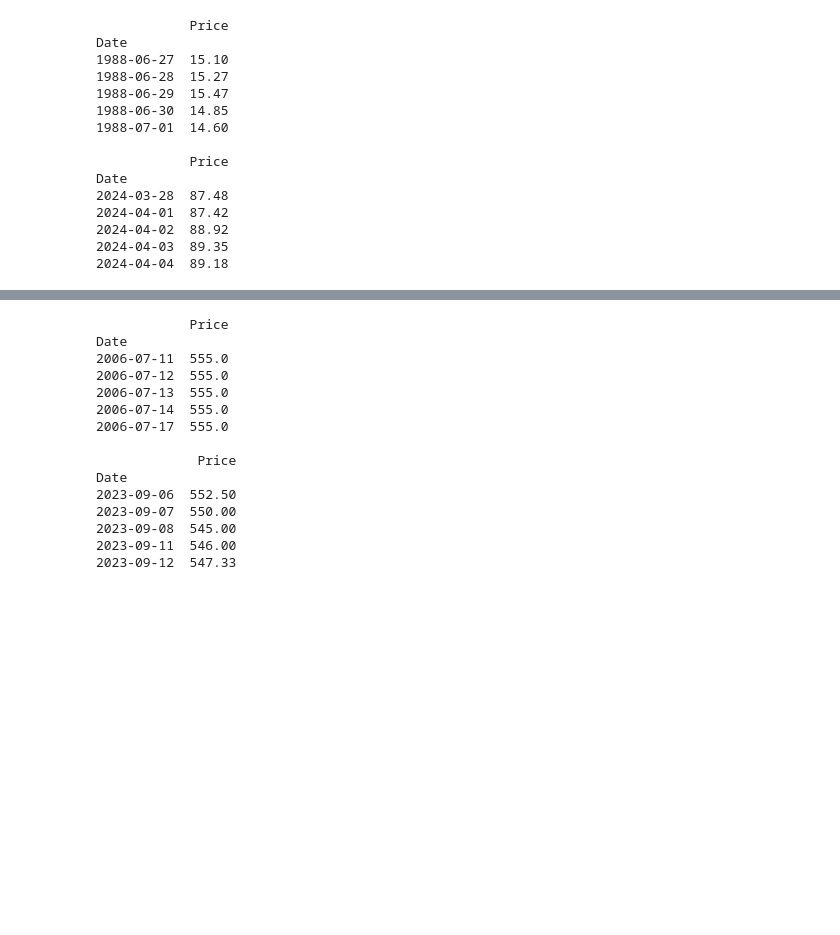
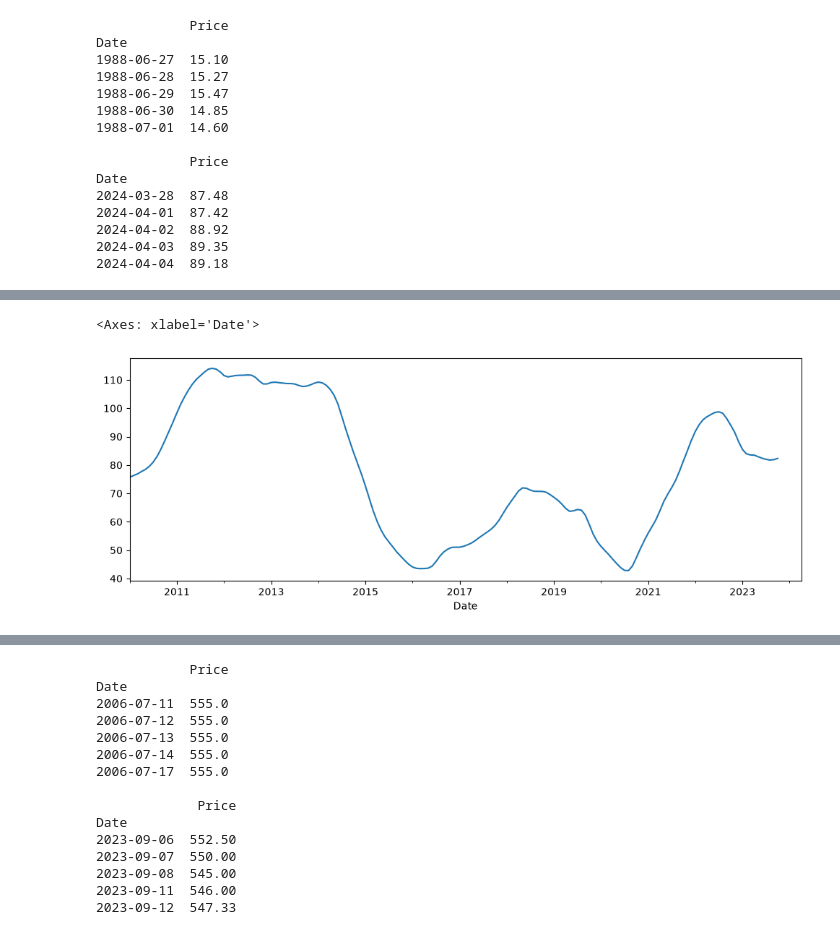
Before and after one commit to muerza/rag-operational-cost, a Jupyter notebook: Notebooks/eda.ipynb, the cells around one changed output, grey strips where cells are left out. Cells and saved outputs as stored; diff of their text form; code cells hidden in the pictures; blank space fills up the shorter version.

```diff
--- a/Notebooks/eda.ipynb
+++ b/Notebooks/eda.ipynb
@@ -135,0 +162,7 @@ Hay mas datos que el data set completo
+# %%
+# Movimiento General
+decomposed = seasonal_decompose(data_x_month, period=12)
+decomposed.trend['2010-01-01':'2024-12-31'].plot(figsize=(12,4))
+# %% [output]
+<Axes: xlabel='Date'>
+[figure, added]
```
Also changed, not shown: parts of 31 cells of this notebook, 2 other files.
